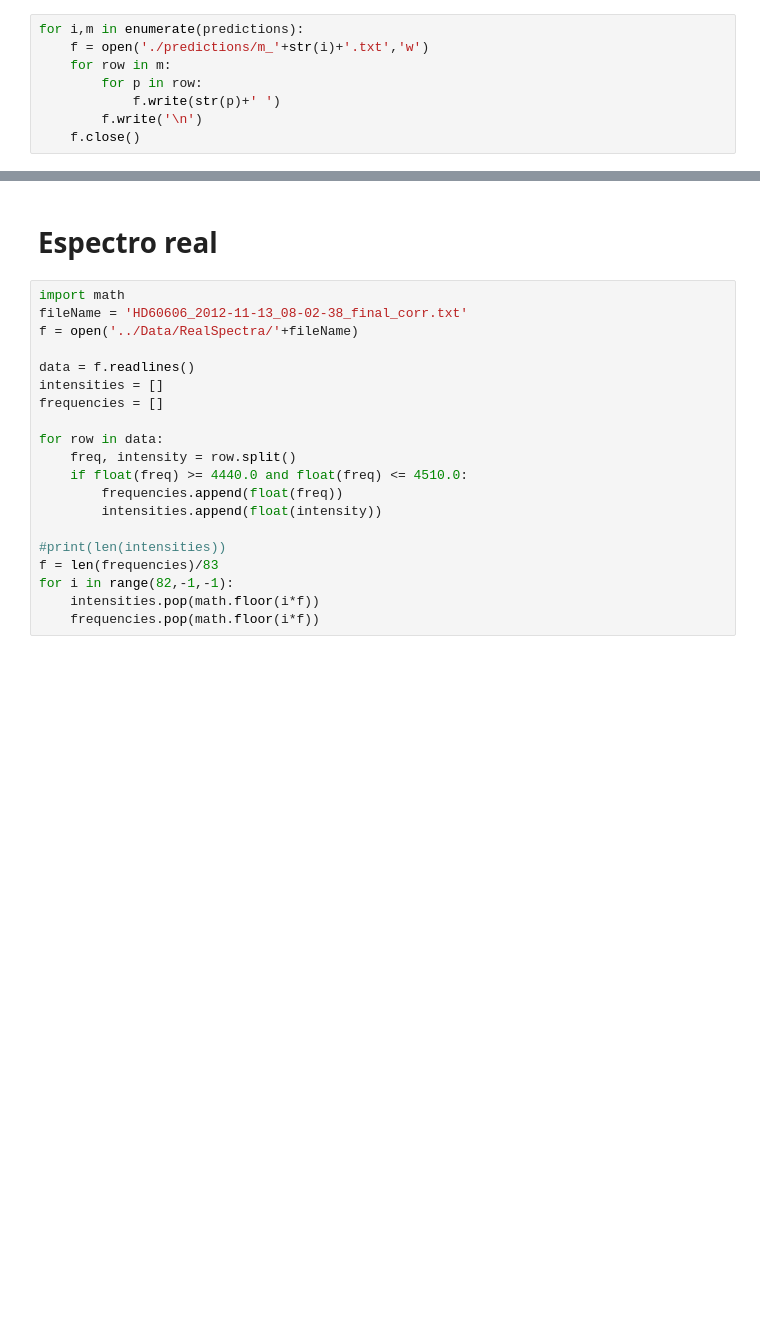
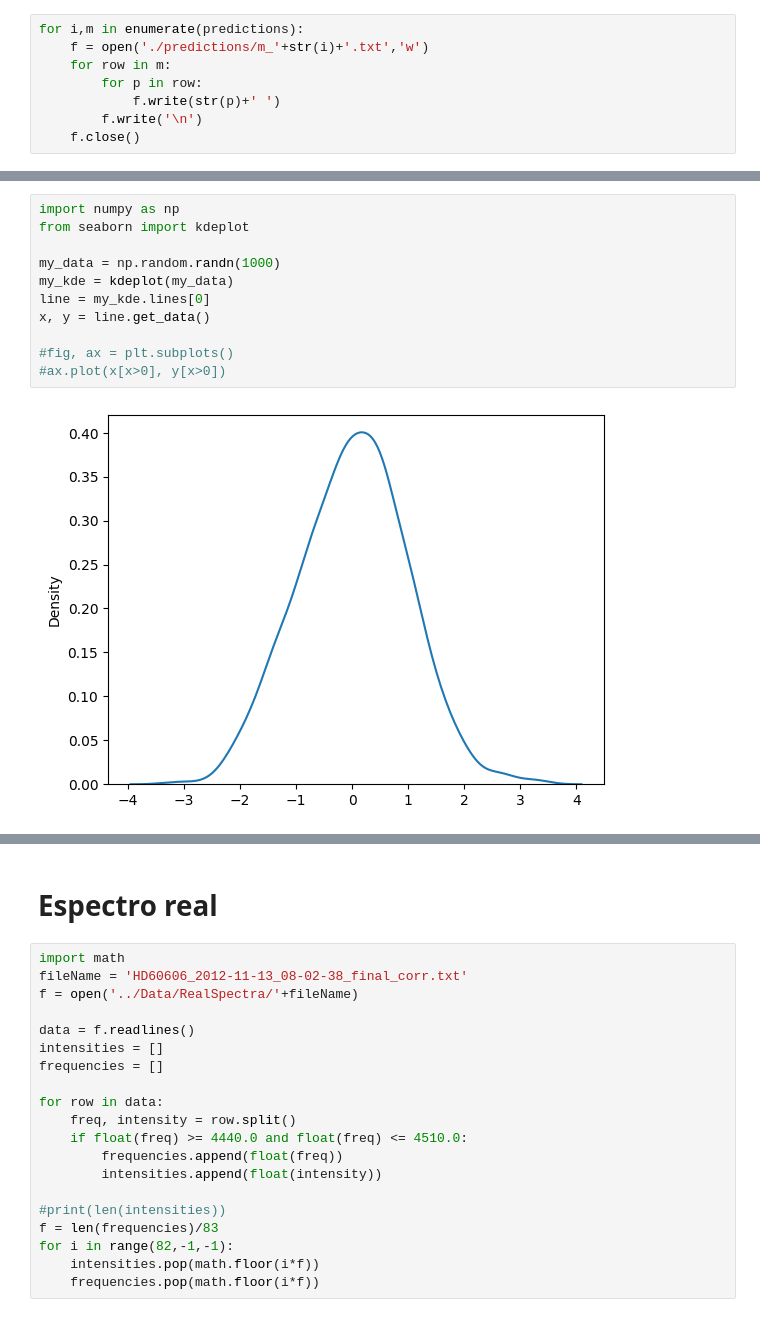
Before and after one commit to chum1ngo/StellarParametraPredictionDeepEnsemble, a Jupyter notebook: 2.1.parametersPrediction_0/RegressionCNNApproach.ipynb, the cells around one changed output, grey strips where cells are left out. Saved outputs shown, nothing was run; the diff lists cells and outputs as text; blank space fills up the shorter version.

```diff
--- a/2.1.parametersPrediction_0/RegressionCNNApproach.ipynb
+++ b/2.1.parametersPrediction_0/RegressionCNNApproach.ipynb
@@ -254,3 +249,16 @@ uncertainty = sum([(predictions[i]-ensemble_prediction)**2*weights[i] for i in r
+# %%
+import numpy as np
+from seaborn import kdeplot
+
+my_data = np.random.randn(1000)
+my_kde = kdeplot(my_data)
+line = my_kde.lines[0]
+x, y = line.get_data()
+
+#fig, ax = plt.subplots()
+#ax.plot(x[x>0], y[x>0])
+# %% [output]
+[figure, added]
 # %%
 fig, axes = plt.subplots(nrows=1, ncols=3, figsize=(15,4))
 
```
Also changed, not shown: parts of 8 cells of this notebook.
